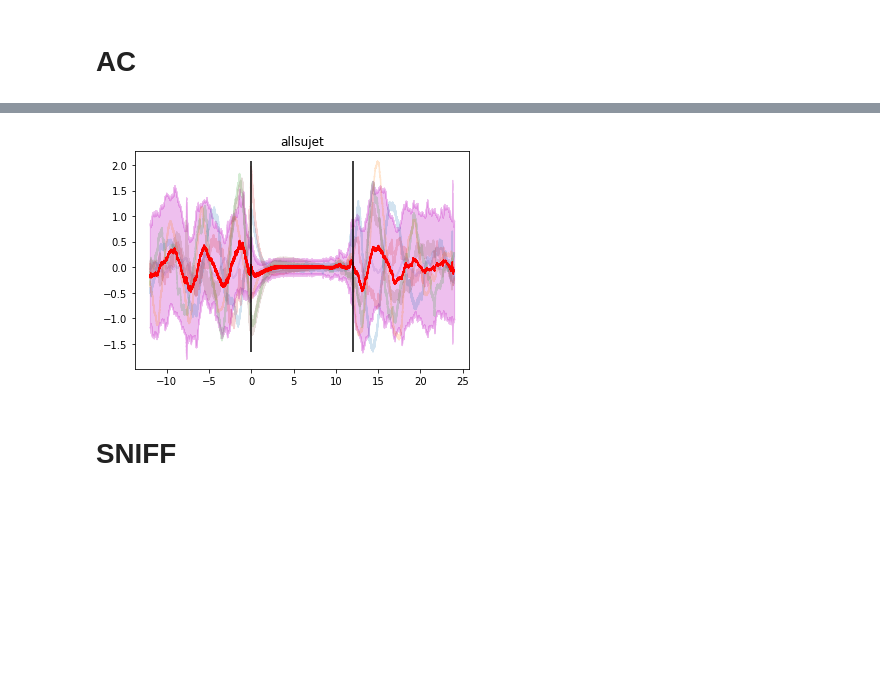
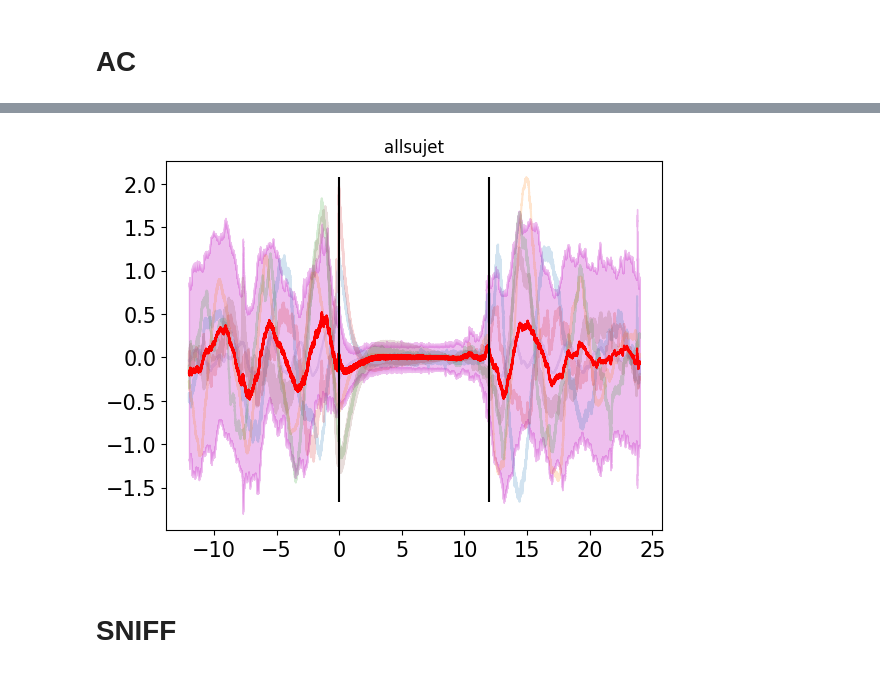
Before and after one commit to JulesGranget/Script_Python_iEEG_Paris_git, a Jupyter notebook: n20_res_respi_analysis.ipynb, the cells around one changed output, grey strips where cells are left out. Drawn from its saved outputs; the diff is of its cells as text; code cells hidden in the pictures; blank space fills up the shorter version.

```diff
--- a/n20_res_respi_analysis.ipynb
+++ b/n20_res_respi_analysis.ipynb
@@ -176,31 +185,34 @@ plt.show()
 # %%
 respi_mean_allsujet_AC = np.zeros((len(sujet_list), respi_AC[sujet_list[0]].shape[-1]))
 respi_mean_allsujet_AC_std = np.zeros((len(sujet_list), respi_AC[sujet_list[0]].shape[-1]))
 
 time_vec = np.linspace(t_start_AC, t_stop_AC, stretch_point_TF_ac)
 
 vals = np.array([])
 
 for sujet_i, sujet in enumerate(sujet_list):
 
     data = respi_AC[sujet]
 
     respi_mean_allsujet_AC[sujet_i, :] = data.mean(axis=0)
     respi_mean_allsujet_AC_std[sujet_i, :] = data.std(axis=0)
 
     vals = np.concatenate((vals, data.mean(axis=0)), axis=0)
 
     plt.plot(time_vec, data.mean(axis=0), alpha=0.2)
 
 plt.plot(time_vec, respi_mean_allsujet_AC.mean(axis=0), color='r')
 plt.fill_between(time_vec, respi_mean_allsujet_AC.mean(axis=0)+respi_mean_allsujet_AC_std.mean(axis=0), respi_mean_allsujet_AC.mean(axis=0)-respi_mean_allsujet_AC_std.mean(axis=0), alpha=0.25, color='m')
 
+plt.xticks(fontsize=15)
+plt.yticks(fontsize=15)
+
 plt.vlines([0, 12], ymin=vals.min(), ymax=vals.max(), color='k')
 plt.title(f"allsujet")
 
 plt.show()
 # %% [output]
-[figure, old version]
+[figure, new version]
 # %% [markdown]
 # SNIFF
 # %%
```
Also changed, not shown: parts of 11 cells of this notebook, 8 other files.
